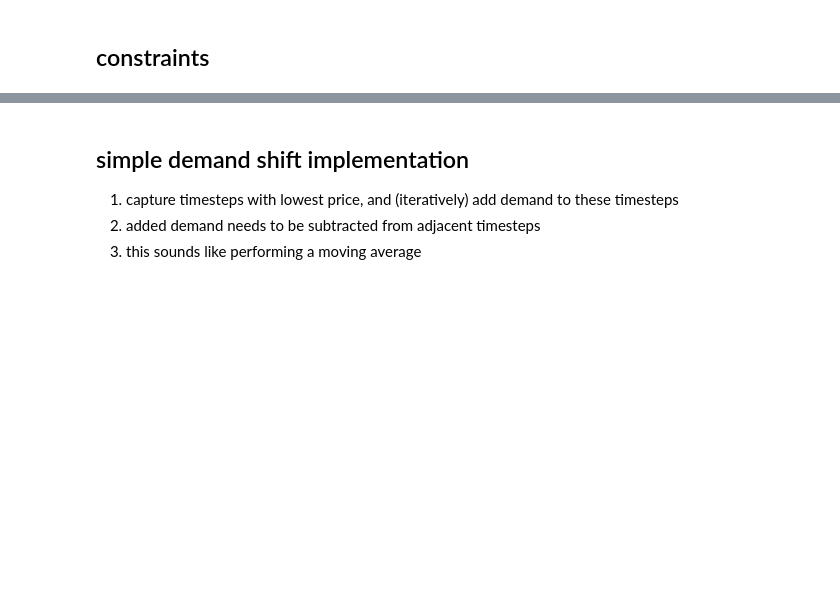
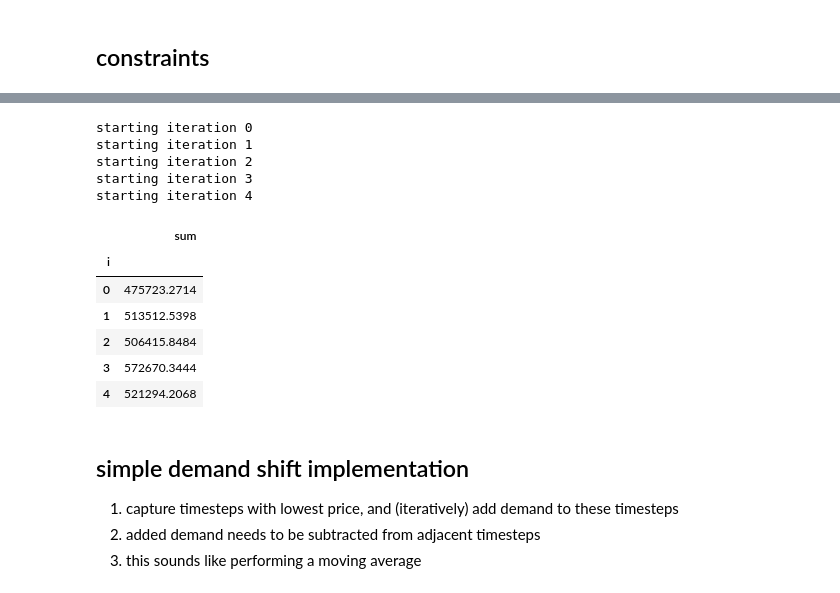
Before and after one commit to david-huck/ontario_esm, a Jupyter notebook: ontario_esm.ipynb, the cells around one changed output, grey strips where cells are left out. Drawn from its saved outputs; the diff is of its cells as text; code cells hidden in the pictures; blank space fills up the shorter version.

```diff
--- a/ontario_esm.ipynb
+++ b/ontario_esm.ipynb
@@ -261,3 +317,11 @@ fig = px.area(opt_vars["generation"], x="hour", y="value", color="gen_types")
 fig.update_traces(line=dict(width=0))
 
 fig.update_layout(width=600, height=400)
+# %%
+
+def get_model_demand(esm):
+    hours = esm.demand.keys()
+    demand = esm.demand.values()
+    demand_ts = pd.Series(demand, index=hours)
+    return demand_ts
+# get_model_demand(esm).index[-1]
@@ -263,0 +373,9 @@ fig.update_layout(width=600, height=400)
+# %%
+def get_effective_dr(hh_esm):
+    hh_opt_vars = model_vars_as_dfs(hh_esm)
+    dr_df = pd.DataFrame()
+    dr_df["up"] = hh_opt_vars["dr_up"]["value"]
+    dr_df["down"] = hh_opt_vars["dr_down"]["value"]
+    dr_df["sum"] = dr_df["up"] - dr_df["down"]
+    dr_df.index = hh_opt_vars["dr_down"]["hour"]
+    return dr_df["sum"]
@@ -263,0 +398,63 @@ fig.update_layout(width=600, height=400)
+# %%
+t_start = 3000
+t_end = 3000 + 12*24
+
+initial_demand = ontario_demand["Ontario Demand"].loc[t_start:t_end]
+dr_ts = pd.Series([0]*len(demand_ts), index=demand_ts.index)
+
+all_prices = []
+all_drs = []
+all_generation = []
+all_demands = [demand_ts]
+for i in range(5):
+    print("starting iteration",i)
+
+    # define & solve model
+    esm = define_model(demand_response=False, demand_ts=initial_demand+dr_ts)
+    esm = add_constraints(esm, capacity_limits={"pv":30000, "coal":40000})
+    esm_result = opt.solve(esm)
+
+    # extract prices
+    prices = get_shadow_prices(esm)["dual"]
+    all_prices.append(prices)
+    all_generation.append(model_vars_as_dfs(esm)["generation"])
+
+    # define and solve hh_esm
+    hh_esm = define_hh_esm(demand_ts, prices)
+    hh_result = opt.solve(hh_esm)
+
+    # get dr and add to demand
+    dr_ts = get_effective_dr(hh_esm)
+    all_drs.append(dr_ts)
+# %% [output]
+starting iteration 0
+starting iteration 1
+starting iteration 2
+starting iteration 3
+starting iteration 4
+# %%
+from typing import List
+def join_w_iteration_num(li:List[pd.Series]):
+    df_list = []
+    for i, series in enumerate(li):
+        if not isinstance(series, pd.DataFrame):
+            df = series.to_frame()
+        else:
+            df = series
+        df["i"] = i
+        df_list.append(df)
+    return pd.concat(df_list)
+# %%
+dr_iter_df = join_w_iteration_num(all_drs).reset_index()
+# print(dr_iter_df.groupby(["i"]).mean())
+px.line(dr_iter_df, x="hour", y="sum", color="i")
+# %%
+dr_iter_df[["sum","i"]].abs().groupby(["i"]).sum()
+# %% [output]
+|  | sum |
+| i |  |
+| 0 | 475723.2714 |
+| 1 | 513512.5398 |
+| 2 | 506415.8484 |
+| 3 | 572670.3444 |
+| 4 | 521294.2068 |
```
Also changed, not shown: parts of 25 cells of this notebook.
